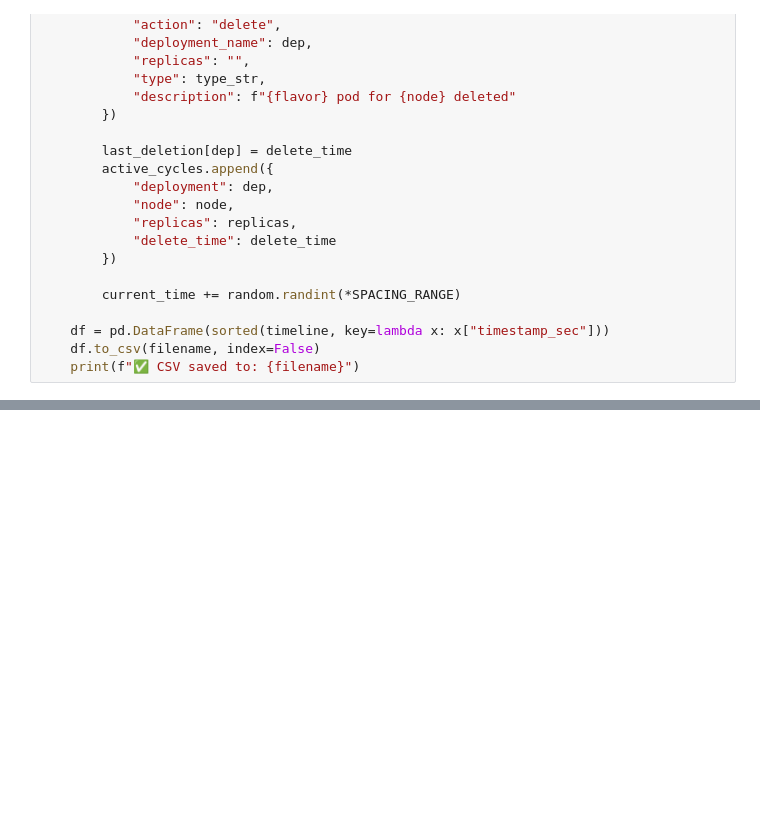
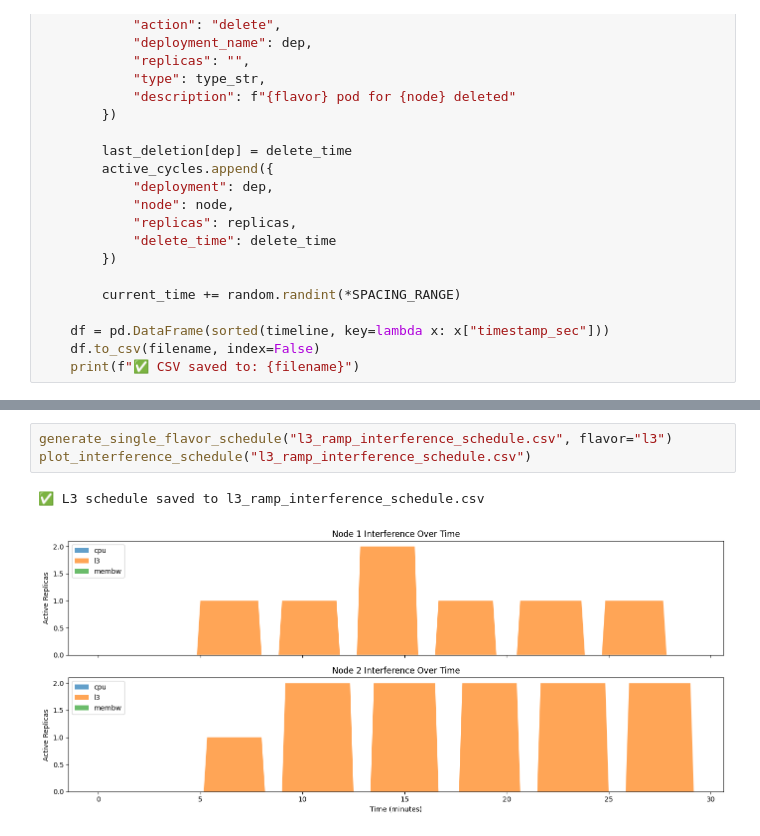
Before and after one commit to georgakopoulosgeo/Interference_Thesis_NTUA, a Jupyter notebook: interference_injection/interference_schedules/show_interference_injection.ipynb, the cells around one changed output, grey strips where cells are left out. Saved outputs shown, nothing was run; the diff lists cells and outputs as text; blank space fills up the shorter version.

```diff
--- a/interference_injection/interference_schedules/show_interference_injection.ipynb
+++ b/interference_injection/interference_schedules/show_interference_injection.ipynb
@@ -509,0 +416,6 @@ plot_interference_schedule(name)
+# %%
+generate_single_flavor_schedule("l3_ramp_interference_schedule.csv", flavor="l3")
+plot_interference_schedule("l3_ramp_interference_schedule.csv")
+# %% [output]
+✅ L3 schedule saved to l3_ramp_interference_schedule.csv
+[figure, added]
```
Also changed, not shown: parts of 12 cells of this notebook, 12 other files.
